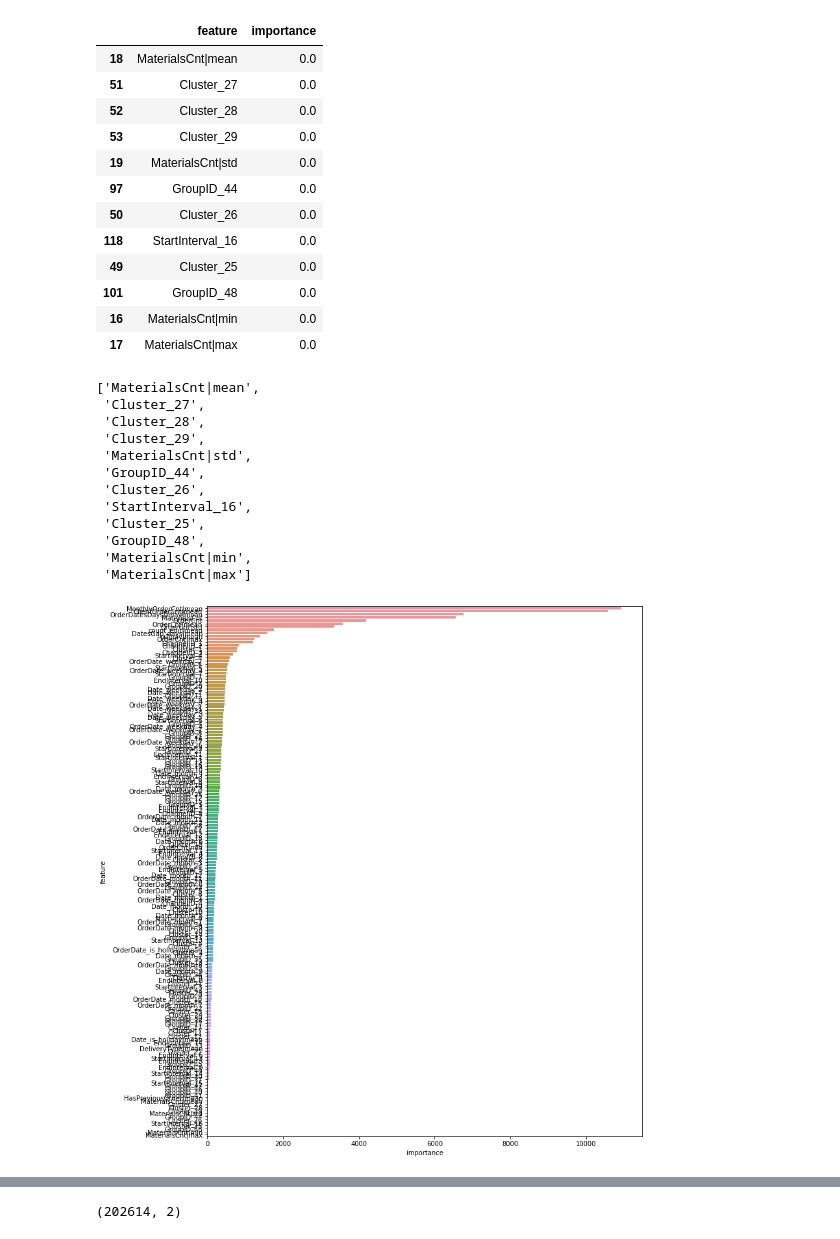
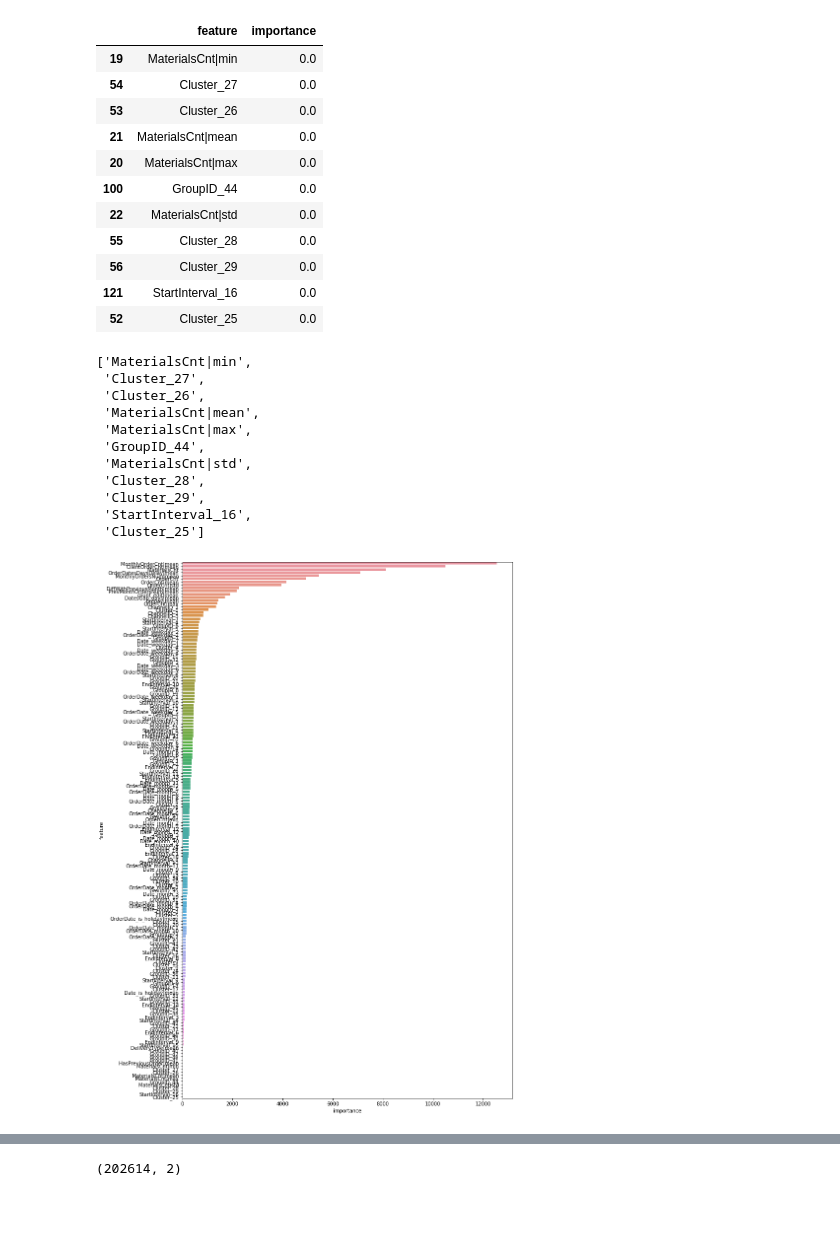
Before and after one commit to Ditwoo/sascompetitions-platypus, a Jupyter notebook: notebooks/light_lgbm.ipynb, the cells around one changed output, grey strips where cells are left out. Saved outputs shown, nothing was run; the diff lists cells and outputs as text; code cells hidden in the pictures; blank space fills up the shorter version.

```diff
--- a/notebooks/light_lgbm.ipynb
+++ b/notebooks/light_lgbm.ipynb
@@ -22,10 +22,10 @@ warnings.filterwarnings('ignore')
 # %%
 data_folder = Path('..') / 'data'
 
-with open(str(data_folder / 'processed' / 'train_6.pkl'), 'rb') as f:
+with open(str(data_folder / 'processed' / 'train_7.pkl'), 'rb') as f:
     train_df = pickle.load(f)
 
-with open(str(data_folder / 'processed' / 'test_6.pkl'), 'rb') as f:
+with open(str(data_folder / 'processed' / 'test_7.pkl'), 'rb') as f:
     test_df = pickle.load(f)
 
 # test_df = ps.read_csv(data_folder / 'processed' / 'test.csv')
@@ -212,38 +212,36 @@ fi = fi.sort_values(by='importance', ascending=False)
 fi[fi['importance'] == 0]
 # %% [output]
 |  | feature | importance |
-| 18 | MaterialsCnt|mean | 0.0 |
-| 51 | Cluster_27 | 0.0 |
-| 52 | Cluster_28 | 0.0 |
-| 53 | Cluster_29 | 0.0 |
-| 19 | MaterialsCnt|std | 0.0 |
-| 97 | GroupID_44 | 0.0 |
-| 50 | Cluster_26 | 0.0 |
-| 118 | StartInterval_16 | 0.0 |
-| 49 | Cluster_25 | 0.0 |
-| 101 | GroupID_48 | 0.0 |
-| 16 | MaterialsCnt|min | 0.0 |
-| 17 | MaterialsCnt|max | 0.0 |
+| 19 | MaterialsCnt|min | 0.0 |
+| 54 | Cluster_27 | 0.0 |
+| 53 | Cluster_26 | 0.0 |
+| 21 | MaterialsCnt|mean | 0.0 |
+| 20 | MaterialsCnt|max | 0.0 |
+| 100 | GroupID_44 | 0.0 |
+| 22 | MaterialsCnt|std | 0.0 |
+| 55 | Cluster_28 | 0.0 |
+| 56 | Cluster_29 | 0.0 |
+| 121 | StartInterval_16 | 0.0 |
+| 52 | Cluster_25 | 0.0 |
 # %%
 fi[fi['importance'] == 0]['feature'].tolist()
 # %% [output]
-['MaterialsCnt|mean',
+['MaterialsCnt|min',
  'Cluster_27',
+ 'Cluster_26',
+ 'MaterialsCnt|mean',
+ 'MaterialsCnt|max',
+ 'GroupID_44',
+ 'MaterialsCnt|std',
  'Cluster_28',
  'Cluster_29',
- 'MaterialsCnt|std',
- 'GroupID_44',
- 'Cluster_26',
  'StartInterval_16',
- 'Cluster_25',
- 'GroupID_48',
- 'MaterialsCnt|min',
- 'MaterialsCnt|max']
+ 'Cluster_25']
 # %%
-plt.figure(figsize=(12, 15))
+plt.figure(figsize=(12, 20))
 sbn.barplot(x='importance', y='feature', data=fi);
 # %% [output]
-[figure, old version]
+[figure, new version]
 # %%
 fi.to_csv('feature_importance.csv', index=False)
 # %%
```
Also changed, not shown: parts of 5 cells of this notebook, 1 other file.
